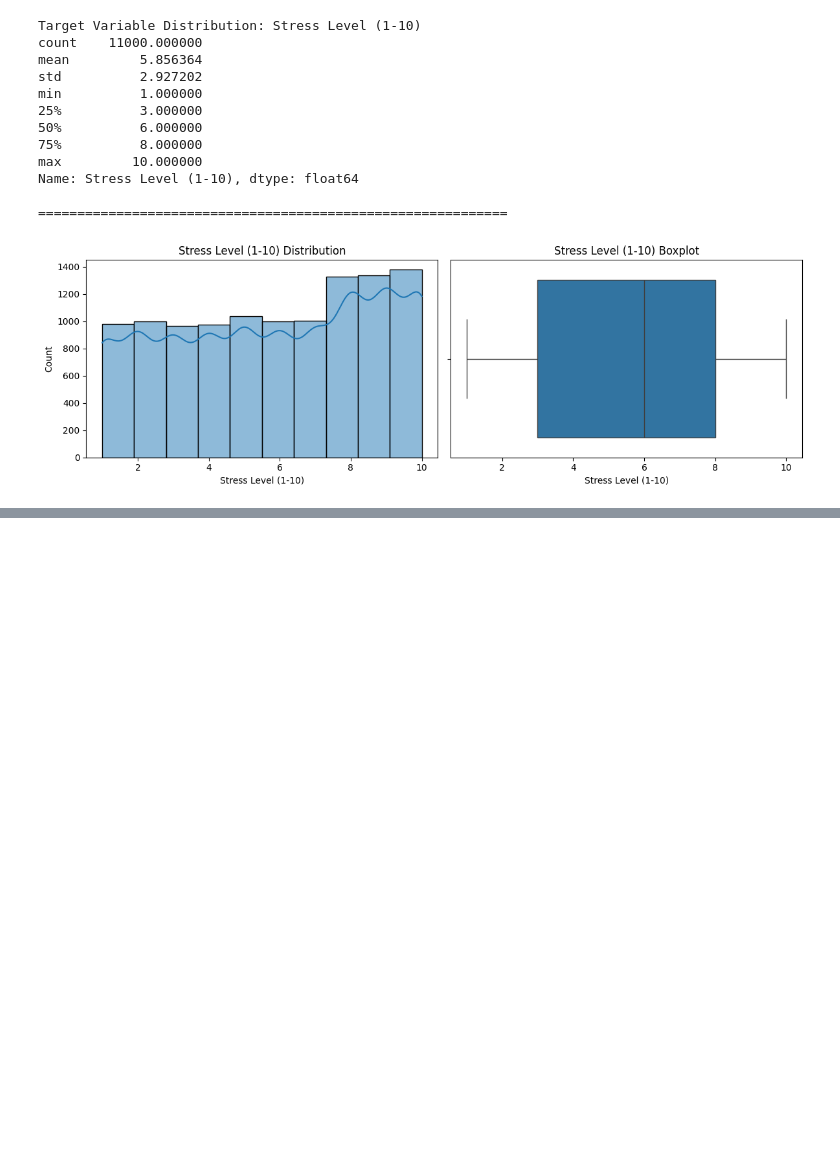
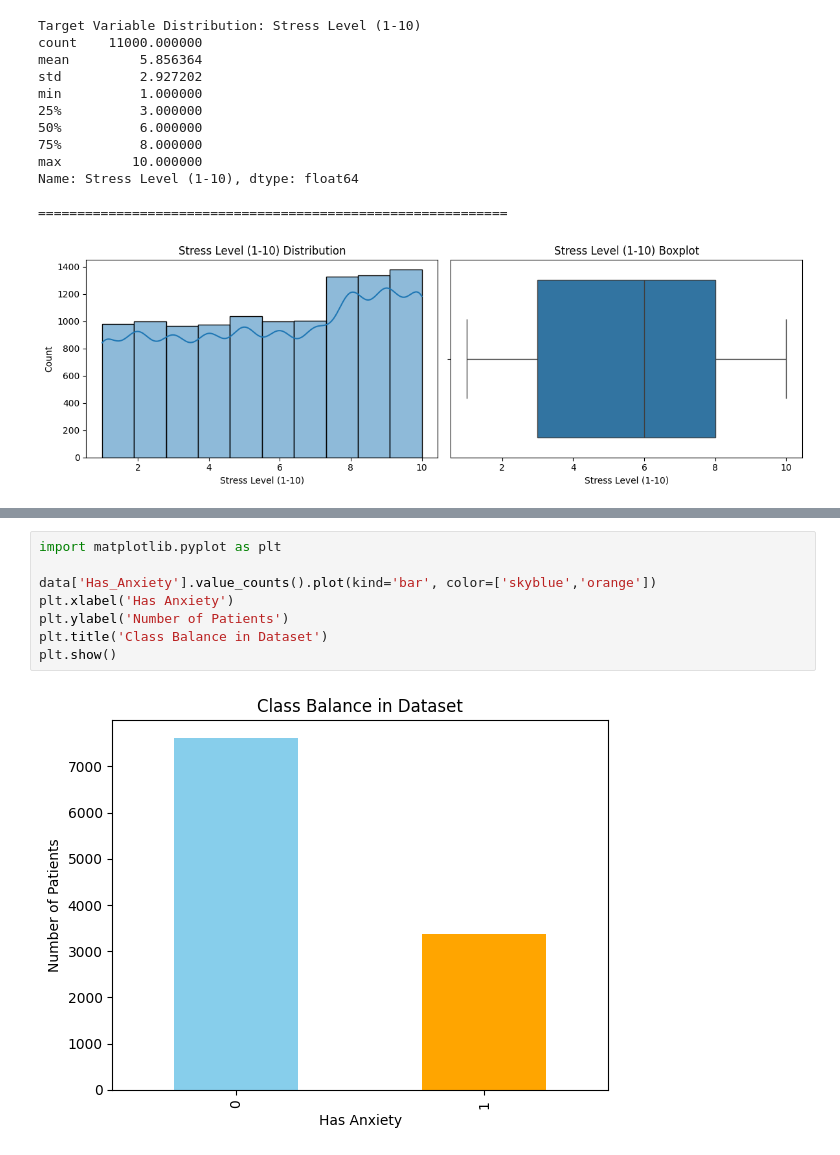
Before and after one commit to GEORGEMUTALE/DECLINE, a Jupyter notebook: anxiety.ipynb, the cells around one changed output, grey strips where cells are left out. Drawn from its saved outputs; the diff is of its cells as text; blank space fills up the shorter version.

```diff
--- a/anxiety.ipynb
+++ b/anxiety.ipynb
@@ -660,0 +1091,10 @@ Anxiety Level (1-10):
+# %%
+import matplotlib.pyplot as plt
+
+data['Has_Anxiety'].value_counts().plot(kind='bar', color=['skyblue','orange'])
+plt.xlabel('Has Anxiety')
+plt.ylabel('Number of Patients')
+plt.title('Class Balance in Dataset')
+plt.show()
+# %% [output]
+[figure, added]
```
Also changed, not shown: parts of 13 cells of this notebook, 1 other file.
